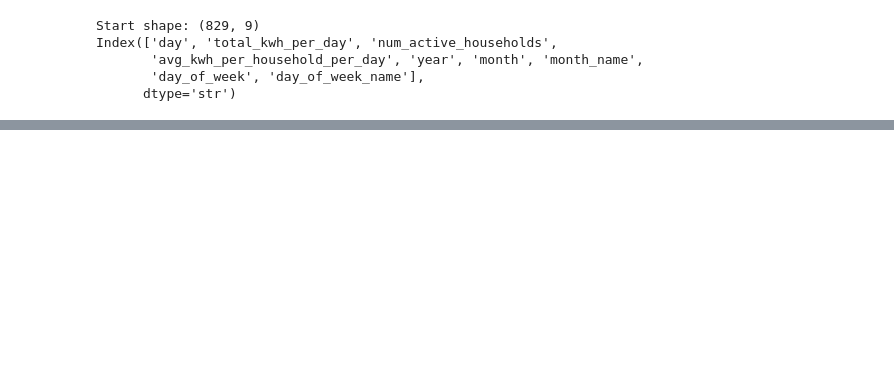
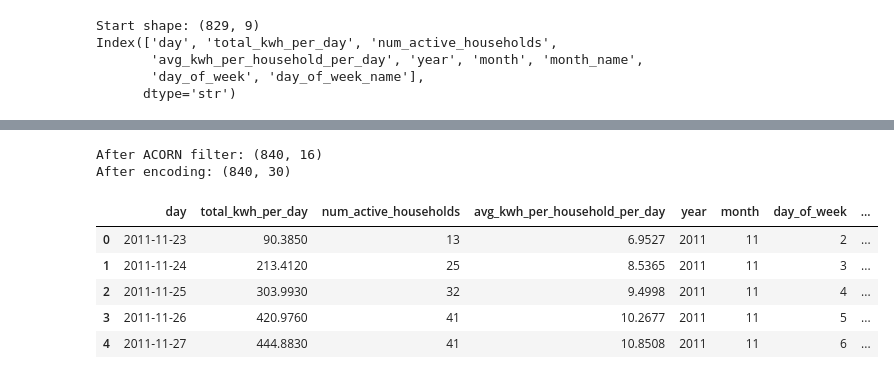
Before and after one commit to MaximeBoulat/TeamProject-530, a Jupyter notebook: Notebooks/Smart_meters_in_London.ipynb, the cells around one changed output, grey strips where cells are left out. Cells and saved outputs as stored; diff of their text form; code cells hidden in the pictures; blank space fills up the shorter version.

```diff
--- a/Notebooks/Smart_meters_in_London.ipynb
+++ b/Notebooks/Smart_meters_in_London.ipynb
@@ -1299,28 +1340,27 @@ Index(['day', 'total_kwh_per_day', 'num_active_households',
        'day_of_week', 'day_of_week_name'],
       dtype='str')
 # %%
-# STEP 9A.2: Merge weather features
-
-weather_cols = [
-    "day",
-    "temperatureHigh",
-    "temperatureLow",
-    "humidity",
-    "windSpeed",
-    "cloudCover"
-]
+# STEP 9B: Merge daily weather features
 
 model_df["day"] = pd.to_datetime(model_df["day"])
-weather_features["day"] = pd.to_datetime(weather_features["day"])
+weather_daily["day"] = pd.to_datetime(weather_daily["day"])
 
 model_df = model_df.merge(
-    weather_features[weather_cols],
+    weather_daily[
+        [
+            "day",
+            "temperatureHigh",
+            "temperatureLow",
+            "humidity",
+            "windSpeed",
+            "cloudCover",
+        ]
+    ],
     on="day",
     how="left"
 )
 
 print("After weather merge:", model_df.shape)
-print(model_df[weather_cols].isna().mean())
-model_df.head()
+model_df.isna().mean()
 # %% [output]
 After weather merge: (840, 14)
@@ -1388,0 +1382,27 @@ dtype: float64
+# %%
+# STEP 9C: Prepare categorical features (ACORN + TOU)
+
+# Keep only valid ACORN groups
+valid_acorn_groups = ["Adversity", "Comfortable", "Affluent"]
+model_df = model_df[model_df["Acorn_grouped"].isin(valid_acorn_groups)].copy()
+
+print("After ACORN filter:", model_df.shape)
+
+# One-hot encode categorical variables
+model_df = pd.get_dummies(
+    model_df,
+    columns=["Acorn_grouped", "stdorToU", "day_of_week_name", "month_name"],
+    drop_first=True
+)
+
+print("After encoding:", model_df.shape)
+model_df.head()
+# %% [output]
+After ACORN filter: (840, 16)
+After encoding: (840, 30)
+|  | day | total_kwh_per_day | num_active_households | avg_kwh_per_household_per_day | year | month | day_of_week | ... |
+| 0 | 2011-11-23 | 90.3850 | 13 | 6.9527 | 2011 | 11 | 2 | ... |
+| 1 | 2011-11-24 | 213.4120 | 25 | 8.5365 | 2011 | 11 | 3 | ... |
+| 2 | 2011-11-25 | 303.9930 | 32 | 9.4998 | 2011 | 11 | 4 | ... |
+| 3 | 2011-11-26 | 420.9760 | 41 | 10.2677 | 2011 | 11 | 5 | ... |
+| 4 | 2011-11-27 | 444.8830 | 41 | 10.8508 | 2011 | 11 | 6 | ... |
```
Also changed, not shown: parts of 29 cells of this notebook.
